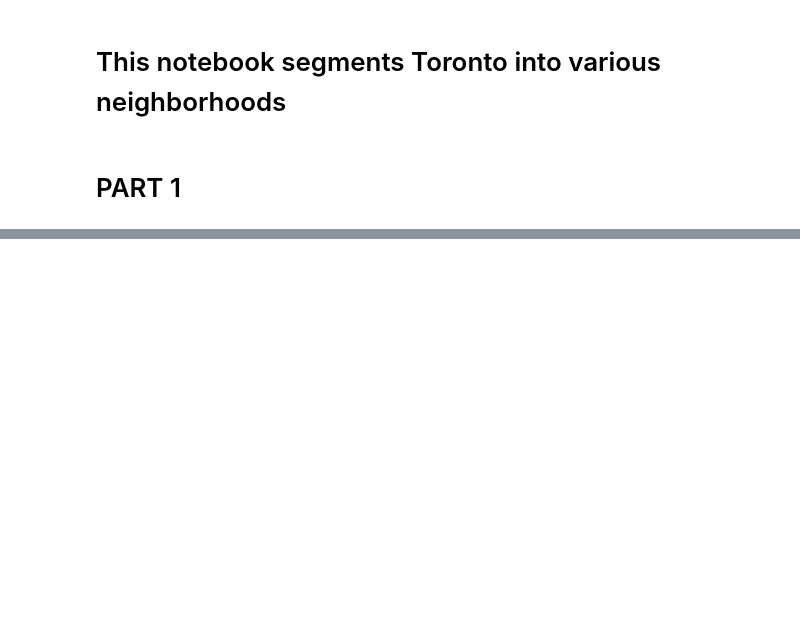
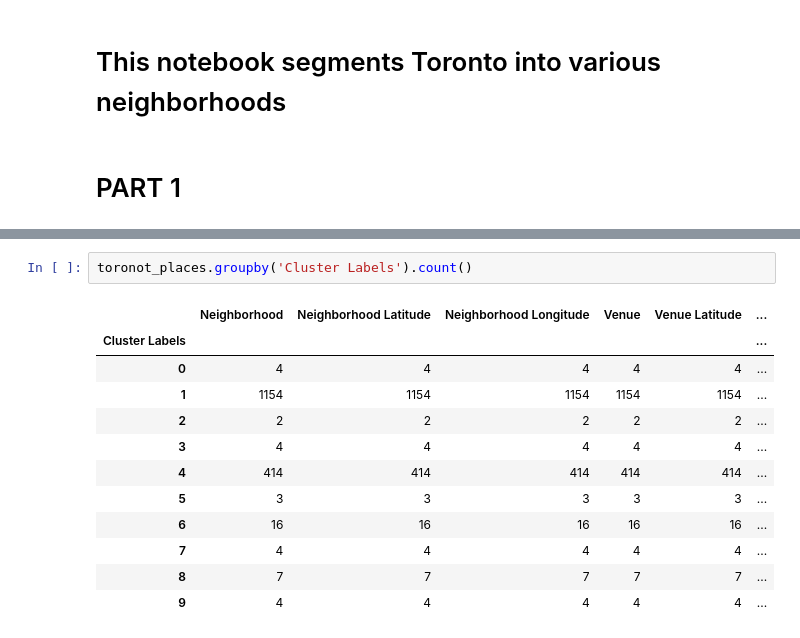
Before and after one commit to toddzs/Coursera_Capstone, a Jupyter notebook: Toronto Neighborhoods.ipynb, the cells around one changed output, grey strips where cells are left out. Cells and saved outputs as stored; diff of their text form; blank space fills up the shorter version.

```diff
--- a/Toronto Neighborhoods.ipynb
+++ b/Toronto Neighborhoods.ipynb
@@ -32,0 +241,15 @@ The shape of the neighborhoods dataframe is: (103, 3)
+# %%
+toronot_places.groupby('Cluster Labels').count()
+# %% [output]
+|  | Neighborhood | Neighborhood Latitude | Neighborhood Longitude | Venue | Venue Latitude | ... |
+| Cluster Labels |  |  |  |  |  | ... |
+| 0 | 4 | 4 | 4 | 4 | 4 | ... |
+| 1 | 1154 | 1154 | 1154 | 1154 | 1154 | ... |
+| 2 | 2 | 2 | 2 | 2 | 2 | ... |
+| 3 | 4 | 4 | 4 | 4 | 4 | ... |
+| 4 | 414 | 414 | 414 | 414 | 414 | ... |
+| 5 | 3 | 3 | 3 | 3 | 3 | ... |
+| 6 | 16 | 16 | 16 | 16 | 16 | ... |
+| 7 | 4 | 4 | 4 | 4 | 4 | ... |
+| 8 | 7 | 7 | 7 | 7 | 7 | ... |
+| 9 | 4 | 4 | 4 | 4 | 4 | ... |
```
Also changed, not shown: parts of 15 cells of this notebook.
